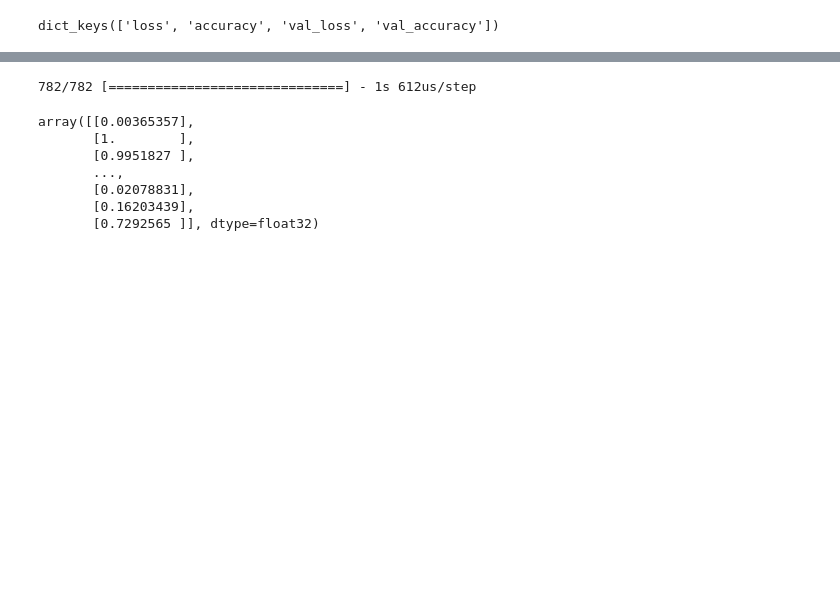
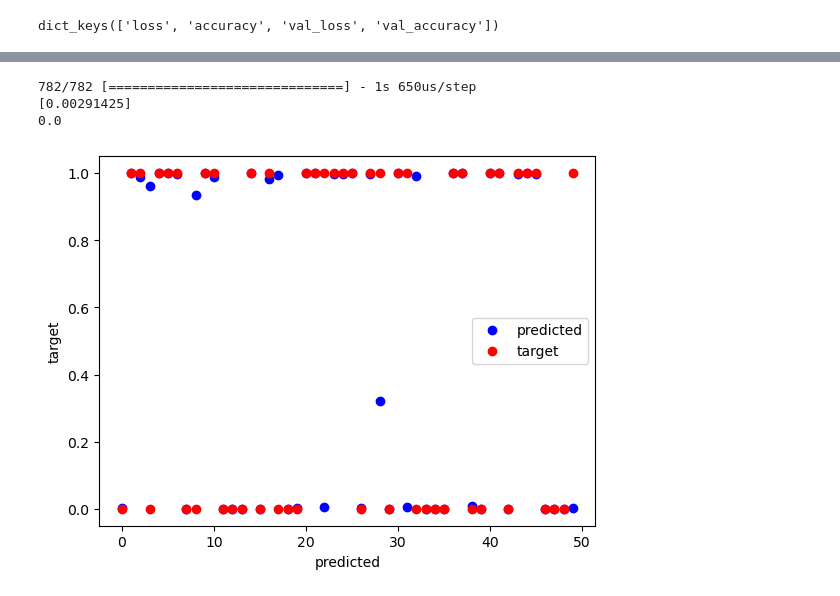
Before and after one commit to chauhanr/py-learn, a Jupyter notebook: dl-tf/ch4_1_movie_classification.ipynb, the cells around one changed output, grey strips where cells are left out. Drawn from its saved outputs; the diff is of its cells as text; code cells hidden in the pictures; blank space fills up the shorter version.

```diff
--- a/dl-tf/ch4_1_movie_classification.ipynb
+++ b/dl-tf/ch4_1_movie_classification.ipynb
@@ -186,12 +186,20 @@ print(results)
 # %%
 ### Now predict on outside data.
-mr_model.predict(x_test)
+x_pred = mr_model.predict(x_test)
+
+print(x_pred[0])
+print(y_test[0])
 # %% [output]
-782/782 [==============================] - 1s 612us/step
+782/782 [==============================] - 1s 650us/step
+[0.00291425]
+0.0
-array([[0.00365357],
-       [1.        ],
-       [0.9951827 ],
-       ...,
-       [0.02078831],
-       [0.16203439],
-       [0.7292565 ]], dtype=float32)
+# %%
+plt.clf()
+plt.plot(x_pred[:50],'bo', label="predicted")
+plt.plot(y_test[:50],'ro', label="target")
+plt.xlabel("predicted")
+plt.ylabel("target")
+plt.legend()
+plt.show()
+# %% [output]
+[figure, added]
```
Also changed, not shown: parts of 5 cells of this notebook, 2 other files.
